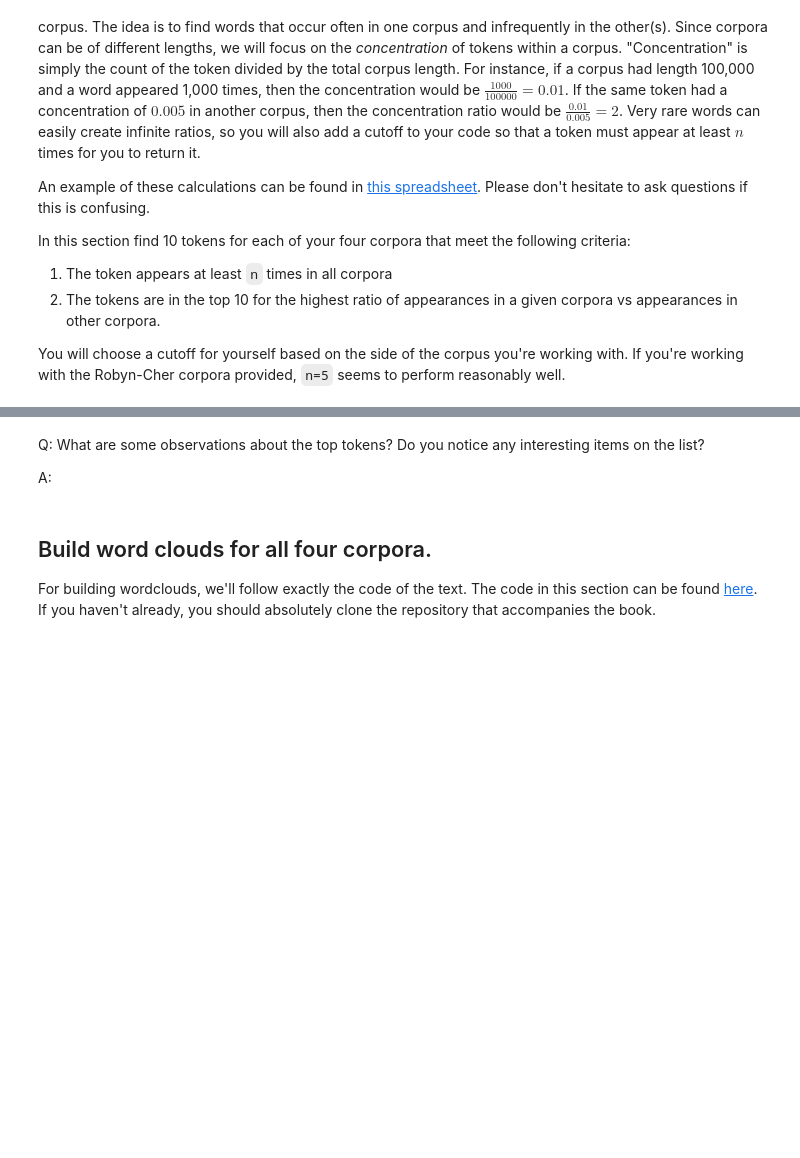
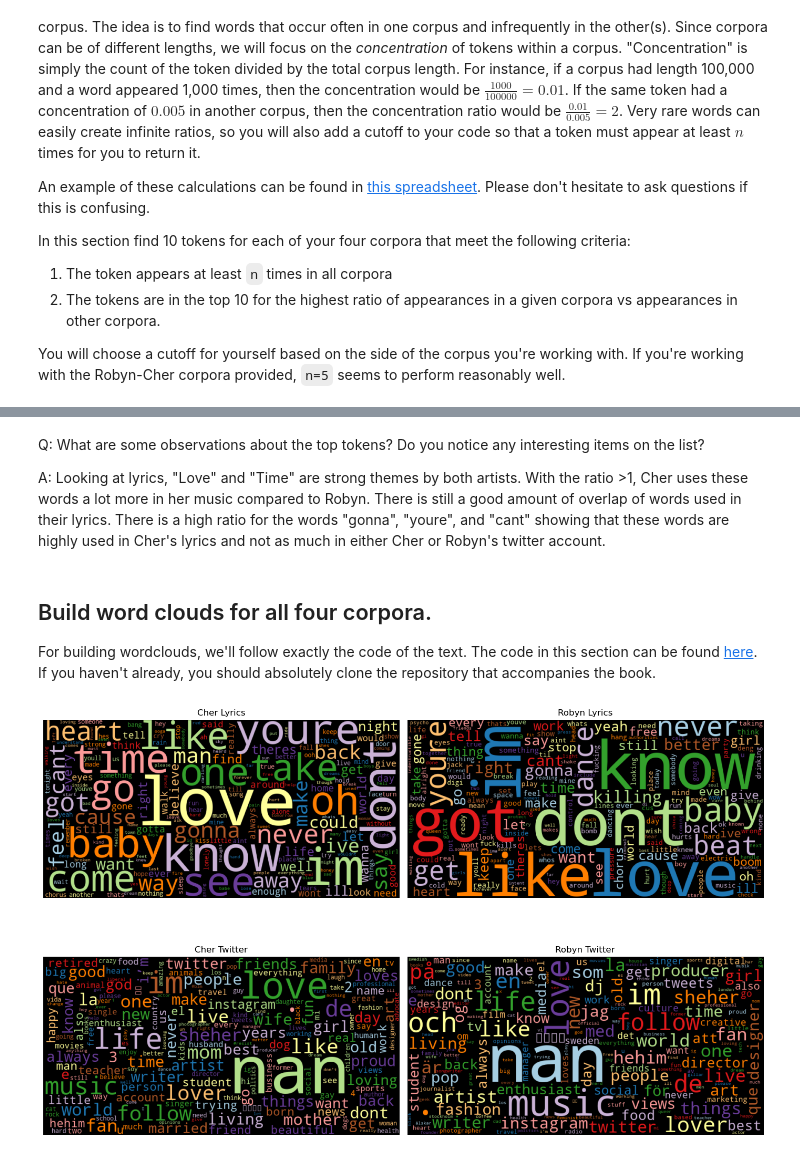
Before and after one commit to junclemente/ads509-assignments, a Jupyter notebook: wk3/Group Comparison.ipynb, the cells around one changed output, grey strips where cells are left out. Saved outputs shown, nothing was run; the diff lists cells and outputs as text; code cells hidden in the pictures; blank space fills up the shorter version.

```diff
--- a/wk3/Group Comparison.ipynb
+++ b/wk3/Group Comparison.ipynb
@@ -161,9 +326,11 @@ Removing stopwords seems sensible for the Twitter description data. Remember to
 
 my_pipeline = [str.lower, remove_punctuation, tokenize, remove_stop]
 
-lyrics_data["tokens"] = lyrics_data["lyrics"].apply(prepare,pipeline=my_pipeline)
+lyrics_data["tokens"] = lyrics_data["lyrics"].apply(prepare, pipeline=my_pipeline)
 lyrics_data["num_tokens"] = lyrics_data["tokens"].map(len)
 
-twitter_data["tokens"] = twitter_data["description"].apply(prepare,pipeline=my_pipeline)
+twitter_data["tokens"] = twitter_data["description"].apply(
+    prepare, pipeline=my_pipeline
+)
 twitter_data["num_tokens"] = twitter_data["tokens"].map(len)
 # %%
@@ -182,3 +362,9 @@ A:
 ## Calculate descriptive statistics on the two sets of lyrics and compare the results.
 # %%
 # your code here
+for artist in artist_files:
+    lyrics = get_token_list(lyrics_data, artist, "tokens")
+    print(f"\n\nDescriptive stats of lyrics for artist {artist}:\n")
+    descriptive_stats(lyrics)
+
+lyrics_data["artist"].value_counts()
@@ -206,7 +535,7 @@ You will choose a cutoff for yourself based on the side of the corpus you're wor
 # %% [markdown]
 Q: What are some observations about the top tokens? Do you notice any interesting items on the list?
 
-A:
+A: Looking at lyrics, "Love" and "Time" are strong themes by both artists. With the ratio >1, Cher uses these words a lot more in her music compared to Robyn. There is still a good amount of overlap of words used in their lyrics. There is a high ratio for the words "gonna", "youre", and "cant" showing that these words are highly used in Cher's lyrics and not as much in either Cher or Robyn's twitter account.
 # %% [markdown]
 ## Build word clouds for all four corpora.
 
@@ -258,3 +594,35 @@ def count_words(df, column='tokens', preprocess=None, min_freq=2):
+# %%
+# create lyrics dict for wordcloud
+def create_wc_dict(dataframe, artist):
+    wc = count_words(dataframe[dataframe["artist"] == artist])
+    return wc["freq"].to_dict()
+
+
+# create dict for each corpora
+wc_cher_lyrics = create_wc_dict(lyrics_data, "cher")
+wc_robyn_lyrics = create_wc_dict(lyrics_data, "robyn")
+wc_cher_twitter = create_wc_dict(twitter_data, "cher")
+wc_robyn_twitter = create_wc_dict(twitter_data, "robyn")
+# %%
+# plot wordclouds
+fig, axes = plt.subplots(2, 2, figsize=(14, 10))
+
+plt.sca(axes[0, 0])
+wordcloud(wc_cher_lyrics, title="Cher Lyrics")
+
+plt.sca(axes[0, 1])
+wordcloud(wc_robyn_lyrics, title="Robyn Lyrics")
+
+plt.sca(axes[1, 0])
+wordcloud(wc_cher_twitter, title="Cher Twitter")
+
+plt.sca(axes[1, 1])
+wordcloud(wc_robyn_twitter, title="Robyn Twitter")
+
+plt.tight_layout()
+plt.show()
+# %% [output]
+[figure, added]
 # %% [markdown]
 Q: What observations do you have about these (relatively straightforward) wordclouds?
 
```
Also changed, not shown: parts of 24 cells of this notebook, 7 other files.
